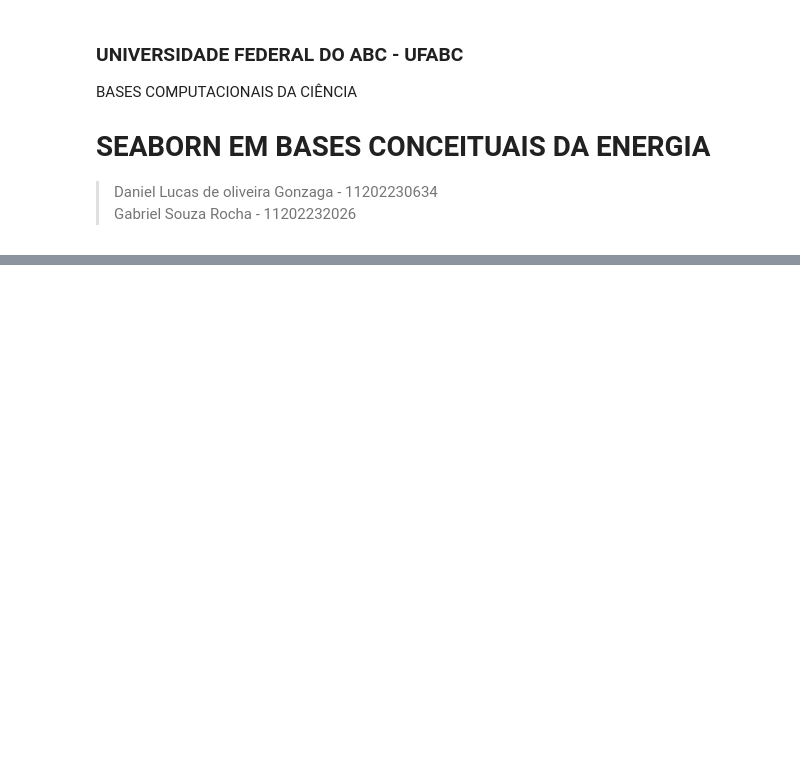
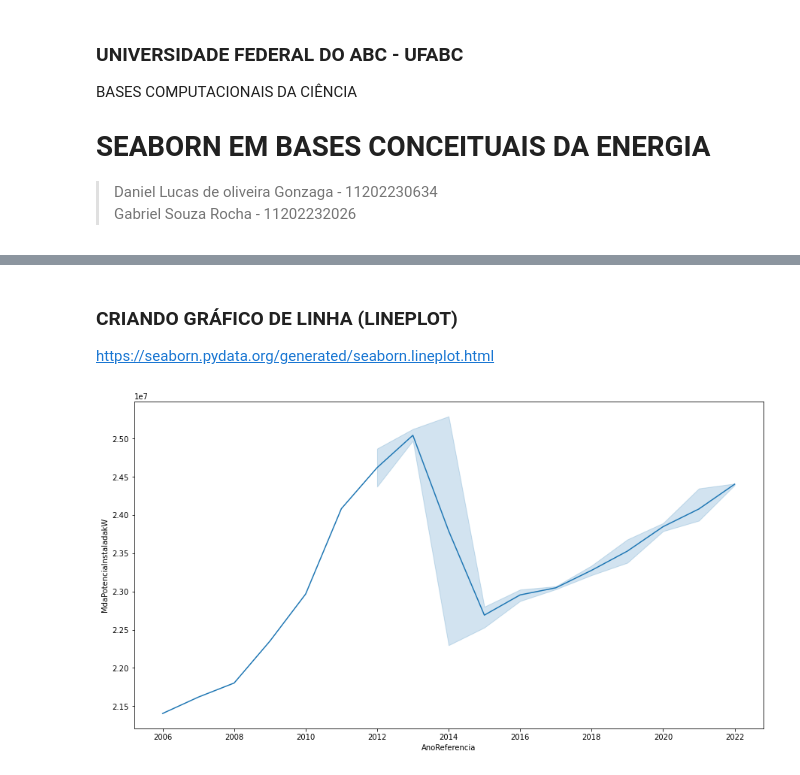
Before and after one commit to Daniellucasgonzaga/Trabalho_Final_BCC19, a Jupyter notebook: TrabalhoFinal.ipynb, the cells around one changed output, grey strips where cells are left out. Saved outputs shown, nothing was run; the diff lists cells and outputs as text; code cells hidden in the pictures; blank space fills up the shorter version.

```diff
--- a/TrabalhoFinal.ipynb
+++ b/TrabalhoFinal.ipynb
@@ -61,0 +114,10 @@ FileNotFoundError: ignored
+# %% [markdown]
+### CRIANDO GRÁFICO DE LINHA (LINEPLOT)
+https://seaborn.pydata.org/generated/seaborn.lineplot.html
+# %%
+line = sns.lineplot(data = SP,                    # busca o df
+                    x = "AnoReferencia",          # valor eixo x
+                    y = "MdaPotenciaInstaladakW") # valor eixo y
+line.figure.set_size_inches(15, 8)                # altera tamanho da figura
+# %% [output]
+[figure, added]
```
Also changed, not shown: parts of 16 cells of this notebook.
